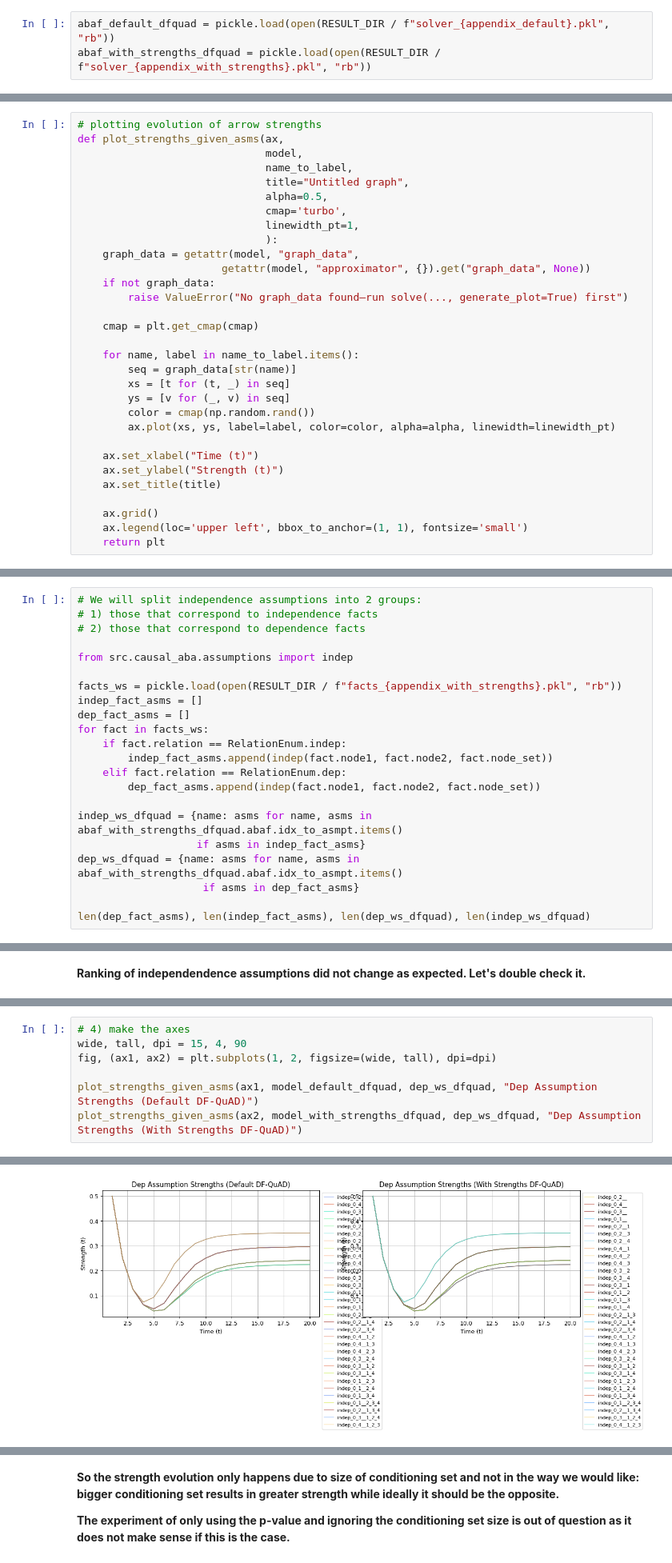
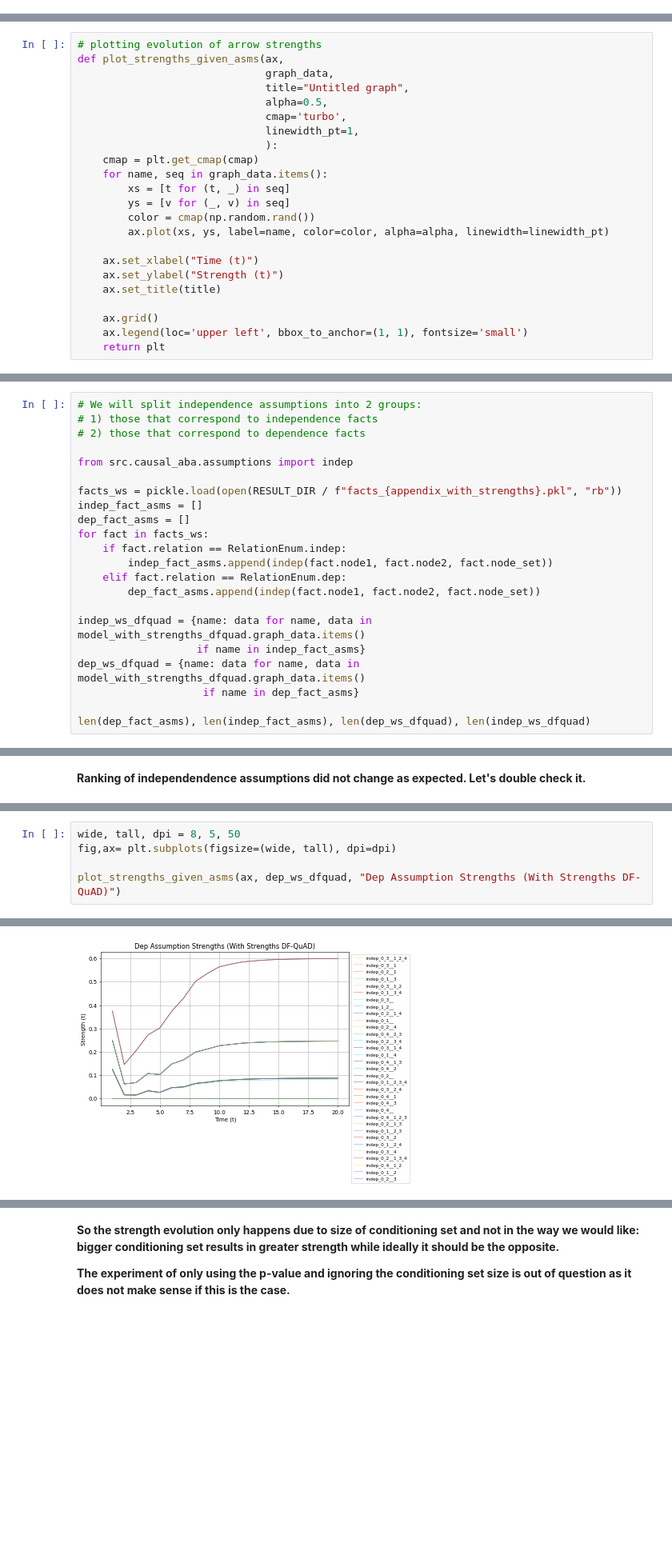
Before and after one commit to fisheeve/gradual-sem-causal-aba, a Jupyter notebook: notebooks/GradualSemanticsOriginal/demo.ipynb, the cells around one changed output, grey strips where cells are left out. Shown: that part at 80% size. Cells and saved outputs as stored; diff of their text form; blank space fills up the shorter version.

```diff
--- a/notebooks/GradualSemanticsOriginal/demo.ipynb
+++ b/notebooks/GradualSemanticsOriginal/demo.ipynb
@@ -193,6 +190,3 @@ Some are still oscillating or drifting.
 
 
 We will only examine DF-QuAD results because the weights for DF-QuAD semantics has converged succesfully in cotrast to QE semantics,
-# %%
-abaf_default_dfquad = pickle.load(open(RESULT_DIR / f"solver_{appendix_default}.pkl", "rb"))
-abaf_with_strengths_dfquad = pickle.load(open(RESULT_DIR / f"solver_{appendix_with_strengths}.pkl", "rb"))
@@ -209,26 +193,18 @@ noe_ws_dfquad = {name: asms for name, asms in abaf_with_strengths_dfquad.abaf.id
 # %%
 # plotting evolution of arrow strengths
 def plot_strengths_given_asms(ax,
-                              model,
-                              name_to_label,
+                              graph_data,
                               title="Untitled graph",
                               alpha=0.5,
                               cmap='turbo',
                               linewidth_pt=1,
                               ):
-    graph_data = getattr(model, "graph_data",
-                       getattr(model, "approximator", {}).get("graph_data", None))
-    if not graph_data:
-        raise ValueError("No graph_data found—run solve(..., generate_plot=True) first")
-
     cmap = plt.get_cmap(cmap)
-
-    for name, label in name_to_label.items():
-        seq = graph_data[str(name)]
+    for name, seq in graph_data.items():
         xs = [t for (t, _) in seq]
         ys = [v for (_, v) in seq]
         color = cmap(np.random.rand())
-        ax.plot(xs, ys, label=label, color=color, alpha=alpha, linewidth=linewidth_pt)
+        ax.plot(xs, ys, label=name, color=color, alpha=alpha, linewidth=linewidth_pt)
 
     ax.set_xlabel("Time (t)")
     ax.set_ylabel("Strength (t)")
@@ -265,10 +247,10 @@ for fact in facts_ws:
     elif fact.relation == RelationEnum.dep:
         dep_fact_asms.append(indep(fact.node1, fact.node2, fact.node_set))
 
-indep_ws_dfquad = {name: asms for name, asms in abaf_with_strengths_dfquad.abaf.idx_to_asmpt.items()
-                   if asms in indep_fact_asms}
-dep_ws_dfquad = {name: asms for name, asms in abaf_with_strengths_dfquad.abaf.idx_to_asmpt.items()
-                    if asms in dep_fact_asms}
+indep_ws_dfquad = {name: data for name, data in model_with_strengths_dfquad.graph_data.items()
+                   if name in indep_fact_asms}
+dep_ws_dfquad = {name: data for name, data in model_with_strengths_dfquad.graph_data.items()
+                    if name in dep_fact_asms}
 
 len(dep_fact_asms), len(indep_fact_asms), len(dep_ws_dfquad), len(indep_ws_dfquad)
 # %% [output]
@@ -298,10 +278,8 @@ ranking is same?  True
 # %%
-# 4) make the axes
-wide, tall, dpi = 15, 4, 90
-fig, (ax1, ax2) = plt.subplots(1, 2, figsize=(wide, tall), dpi=dpi)
+wide, tall, dpi = 8, 5, 50
+fig,ax= plt.subplots(figsize=(wide, tall), dpi=dpi)
 
-plot_strengths_given_asms(ax1, model_default_dfquad, dep_ws_dfquad, "Dep Assumption Strengths (Default DF-QuAD)")
-plot_strengths_given_asms(ax2, model_with_strengths_dfquad, dep_ws_dfquad, "Dep Assumption Strengths (With Strengths DF-QuAD)")
+plot_strengths_given_asms(ax, dep_ws_dfquad, "Dep Assumption Strengths (With Strengths DF-QuAD)")
 # %% [output]
 <module 'matplotlib.pyplot' from '/homes/yh2024/gradual-sem-causal-aba/.venv/lib/python3.12/site-packages/matplotlib/pyplot.py'>
-[figure, old version]
+[figure, new version]
```
Also changed, not shown: parts of 22 cells of this notebook.
